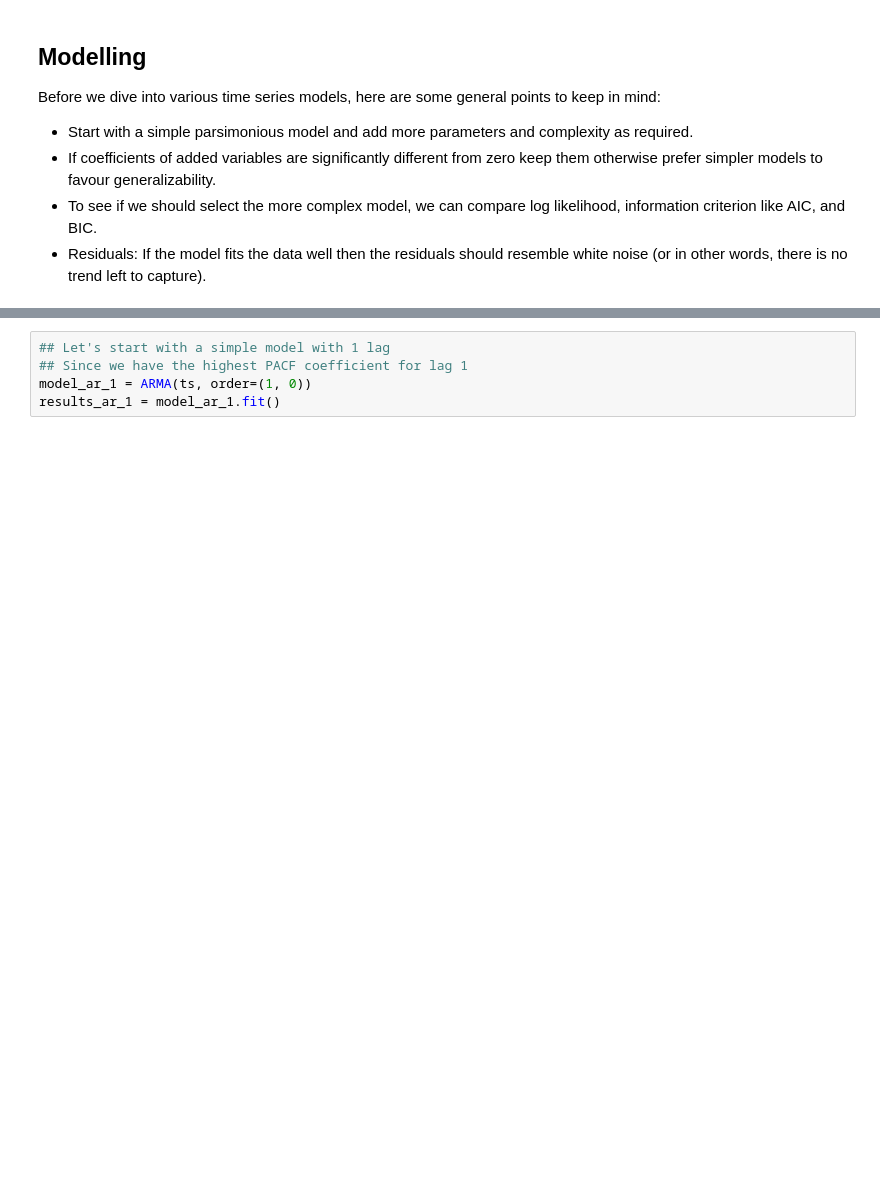
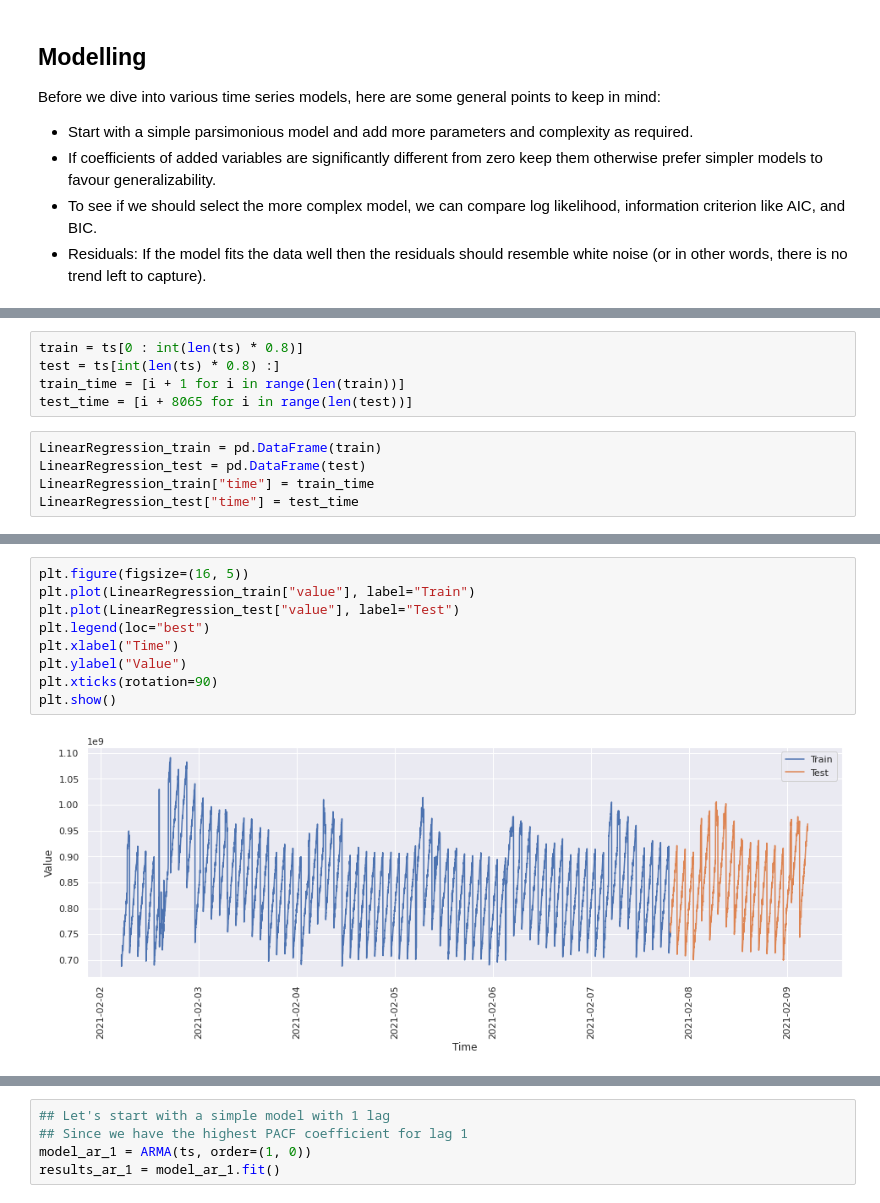
Before and after one commit to aicoe-aiops/time-series, a Jupyter notebook: notebooks/ts-3-concepts.ipynb, the cells around one changed output, grey strips where cells are left out. Saved outputs shown, nothing was run; the diff lists cells and outputs as text; blank space fills up the shorter version.

```diff
--- a/notebooks/ts-3-concepts.ipynb
+++ b/notebooks/ts-3-concepts.ipynb
@@ -304,0 +328,10 @@ Before we dive into various time series models, here are some general points to
+# %%
+train = ts[0 : int(len(ts) * 0.8)]
+test = ts[int(len(ts) * 0.8) :]
+train_time = [i + 1 for i in range(len(train))]
+test_time = [i + 8065 for i in range(len(test))]
+# %%
+LinearRegression_train = pd.DataFrame(train)
+LinearRegression_test = pd.DataFrame(test)
+LinearRegression_train["time"] = train_time
+LinearRegression_test["time"] = test_time
@@ -304,0 +358,11 @@ Before we dive into various time series models, here are some general points to
+# %%
+plt.figure(figsize=(16, 5))
+plt.plot(LinearRegression_train["value"], label="Train")
+plt.plot(LinearRegression_test["value"], label="Test")
+plt.legend(loc="best")
+plt.xlabel("Time")
+plt.ylabel("Value")
+plt.xticks(rotation=90)
+plt.show()
+# %% [output]
+[figure, added]
```
Also changed, not shown: parts of 70 cells of this notebook, 1 other file.
